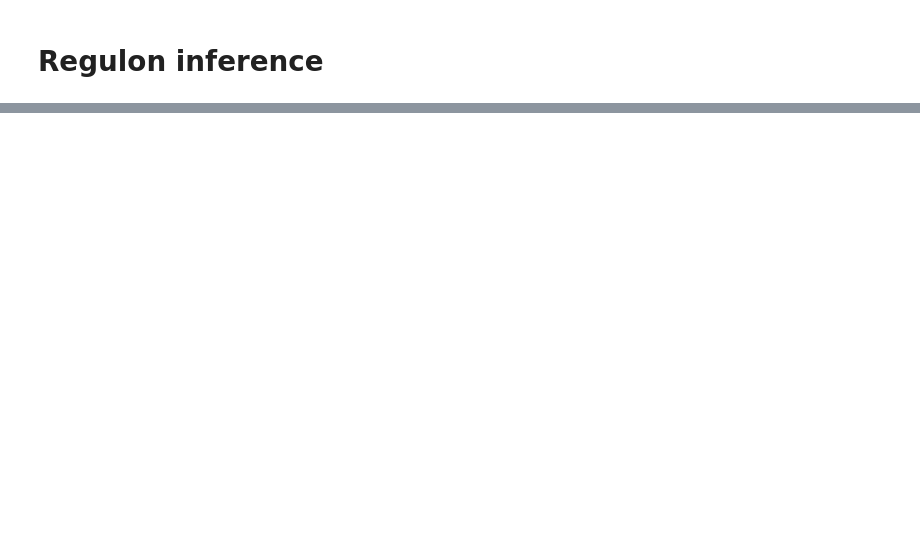
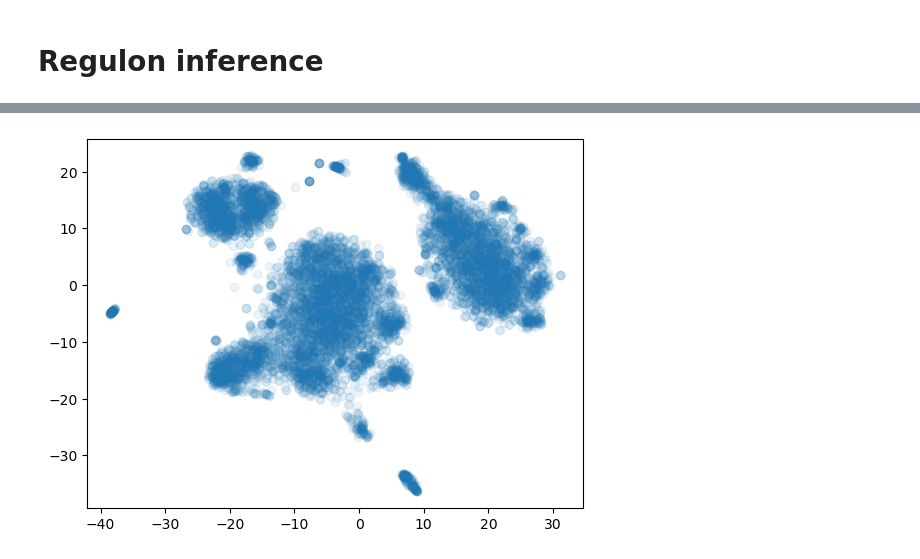
Before and after one commit to adelomana/education, a Jupyter notebook: scGBM/final_scenic.ipynb, the cells around one changed output, grey strips where cells are left out. Drawn from its saved outputs; the diff is of its cells as text; code cells hidden in the pictures; blank space fills up the shorter version.

```diff
--- a/scGBM/final_scenic.ipynb
+++ b/scGBM/final_scenic.ipynb
@@ -59,0 +162,6 @@ print(cmd)
+# %%
+pdf = pd.DataFrame(dr_tsne, columns=['X', 'Y'], index=auc_mtx.index)
+matplotlib.pyplot.plot(pdf['X'], pdf['Y'], 'o', alpha=1/13)
+matplotlib.pyplot.show()
+# %% [output]
+[figure, added]
```
Also changed, not shown: parts of 26 cells of this notebook.
